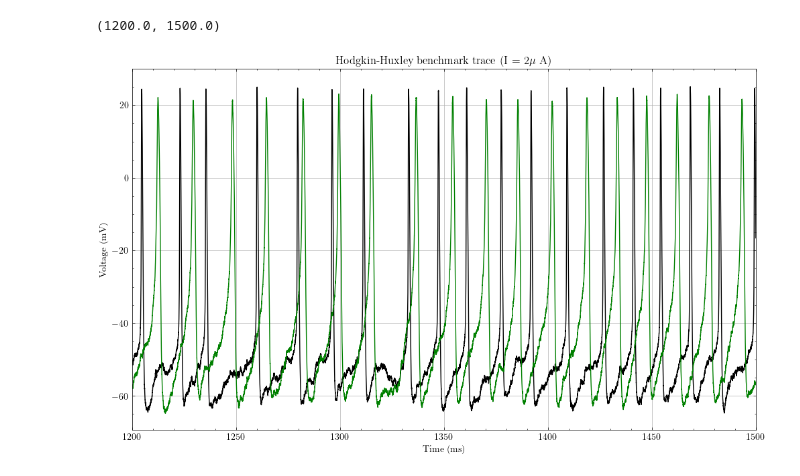
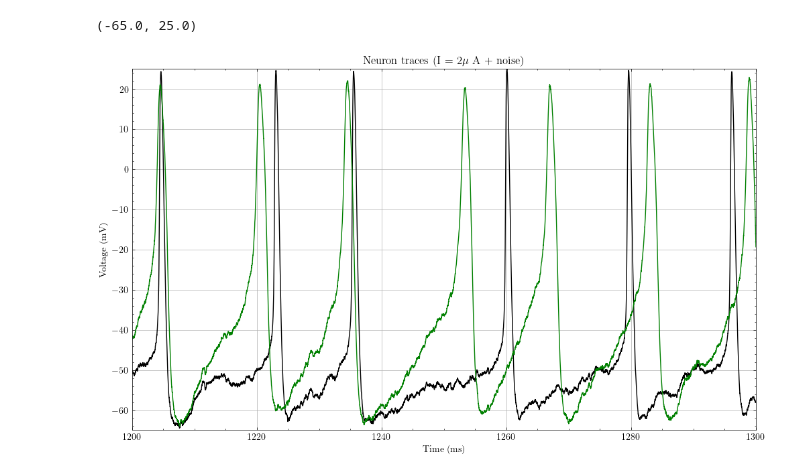
Before and after one commit to Sir-Bip-Bop/Gap-Junction-Coupling-Studies, a Jupyter notebook: MultipleNeurons/relative_currents.ipynb, the cells around one changed output. Drawn from its saved outputs; the diff is of its cells as text; code cells hidden in the pictures.

```diff
--- a/MultipleNeurons/relative_currents.ipynb
+++ b/MultipleNeurons/relative_currents.ipynb
@@ -32,7 +35,7 @@ num_neurons = 5
 #Variation for the initial conditions
 volt_var = np.random.normal(0,5,num_neurons)
 rec_var = np.random.normal(0,1,num_neurons)
-Isyn = 0.5
+Isyn = 0.3
 tau = 0.65
 V0 = -65 * np.ones(num_neurons) + volt_var
 y0 = -65 * np.ones(num_neurons) + volt_var
@@ -88,14 +91,15 @@ dataML_adjust, completeML_adjust, matrixML_adjust, synaptic_ML = project.models.
 # %%
 time = np.linspace(0,t_final,int(t_final/dt),)
 plt.plot(time,dataHH_adjust[:,4], color = 'black')
 plt.plot(time,dataML_adjust[:,4], color = 'green')
-plt.title(r'Hodgkin-Huxley benchmark trace (I = 2$\mu$ A)')
+plt.title(r'Neuron traces (I = 2$\mu$ A + noise)')
 plt.xlabel('Time (ms)')
 plt.ylabel('Voltage (mV)')
-plt.xlim(1200,1500)
+plt.xlim(1200,1300)
+plt.ylim(-65,25)
 # %% [output]
-(1200.0, 1500.0)
+(-65.0, 25.0)
-[figure, old version]
+[figure, new version]
 # %%
 spike_HH_1 =  (np.argwhere(np.array(matrixHH_adjust.todense())[0,:]>0) * dt).flatten()
 spike_HH_2 =  (np.argwhere(np.array(matrixHH_adjust.todense())[1,:]>0) * dt).flatten()
```
Also changed, not shown: parts of 12 cells of this notebook, 14 other files.
